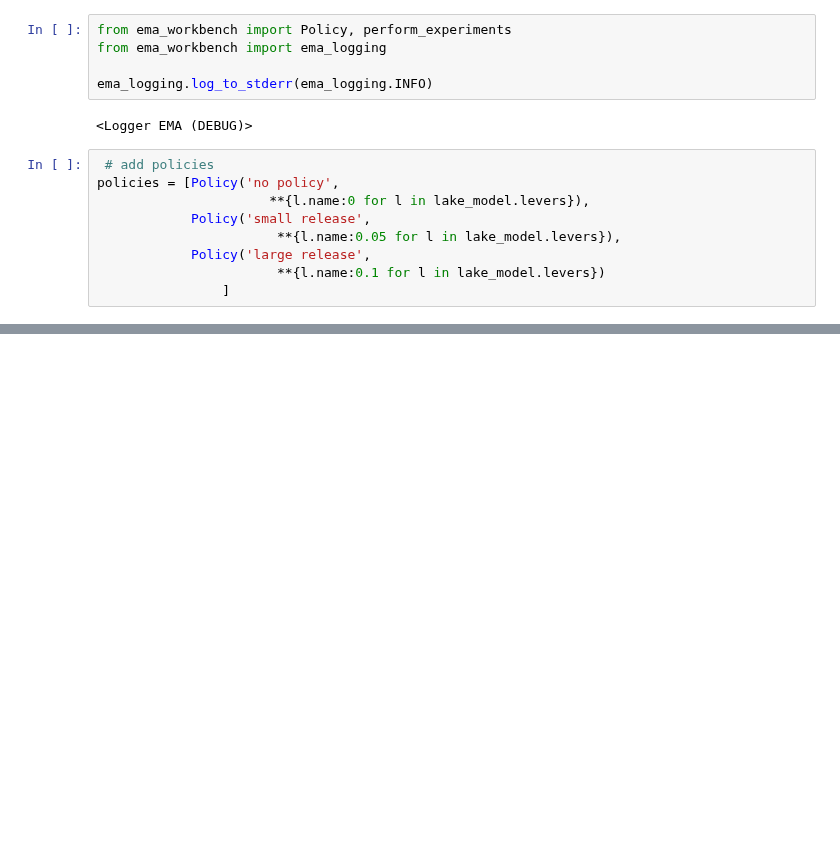
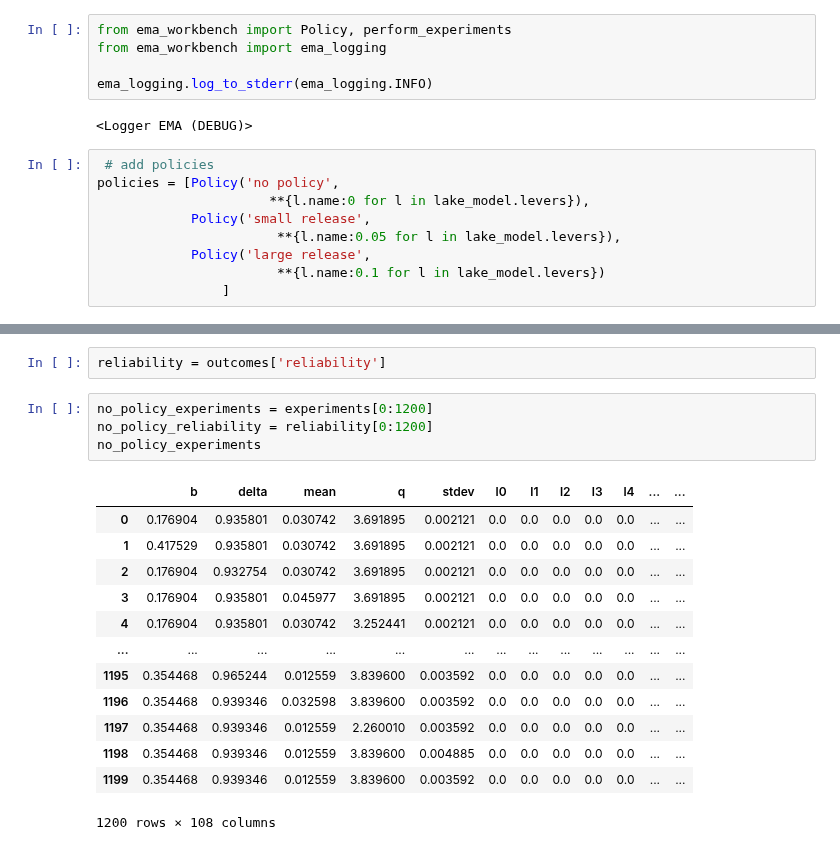
Before and after one commit to tamarvooijs/MBDM, a Jupyter notebook: Week 3-4 - vulnerability analysis/assignment 7 - sensitivity analysis lake model.ipynb, the cells around one changed output, grey strips where cells are left out. Drawn from its saved outputs; the diff is of its cells as text; blank space fills up the shorter version.

```diff
--- a/Week 3-4 - vulnerability analysis/assignment 7 - sensitivity analysis lake model.ipynb
+++ b/Week 3-4 - vulnerability analysis/assignment 7 - sensitivity analysis lake model.ipynb
@@ -71,0 +78,20 @@ KeyboardInterrupt:
+# %%
+reliability = outcomes['reliability']
+# %%
+no_policy_experiments = experiments[0:1200]
+no_policy_reliability = reliability[0:1200]
+no_policy_experiments
+# %% [output]
+|  | b | delta | mean | q | stdev | l0 | l1 | l2 | l3 | l4 | ... | ... |
+| 0 | 0.176904 | 0.935801 | 0.030742 | 3.691895 | 0.002121 | 0.0 | 0.0 | 0.0 | 0.0 | 0.0 | ... | ... |
+| 1 | 0.417529 | 0.935801 | 0.030742 | 3.691895 | 0.002121 | 0.0 | 0.0 | 0.0 | 0.0 | 0.0 | ... | ... |
+| 2 | 0.176904 | 0.932754 | 0.030742 | 3.691895 | 0.002121 | 0.0 | 0.0 | 0.0 | 0.0 | 0.0 | ... | ... |
+| 3 | 0.176904 | 0.935801 | 0.045977 | 3.691895 | 0.002121 | 0.0 | 0.0 | 0.0 | 0.0 | 0.0 | ... | ... |
+| 4 | 0.176904 | 0.935801 | 0.030742 | 3.252441 | 0.002121 | 0.0 | 0.0 | 0.0 | 0.0 | 0.0 | ... | ... |
+| ... | ... | ... | ... | ... | ... | ... | ... | ... | ... | ... | ... | ... |
+| 1195 | 0.354468 | 0.965244 | 0.012559 | 3.839600 | 0.003592 | 0.0 | 0.0 | 0.0 | 0.0 | 0.0 | ... | ... |
+| 1196 | 0.354468 | 0.939346 | 0.032598 | 3.839600 | 0.003592 | 0.0 | 0.0 | 0.0 | 0.0 | 0.0 | ... | ... |
+| 1197 | 0.354468 | 0.939346 | 0.012559 | 2.260010 | 0.003592 | 0.0 | 0.0 | 0.0 | 0.0 | 0.0 | ... | ... |
+| 1198 | 0.354468 | 0.939346 | 0.012559 | 3.839600 | 0.004885 | 0.0 | 0.0 | 0.0 | 0.0 | 0.0 | ... | ... |
+| 1199 | 0.354468 | 0.939346 | 0.012559 | 3.839600 | 0.003592 | 0.0 | 0.0 | 0.0 | 0.0 | 0.0 | ... | ... |
+1200 rows × 108 columns
```
Also changed, not shown: parts of 3 cells of this notebook.
